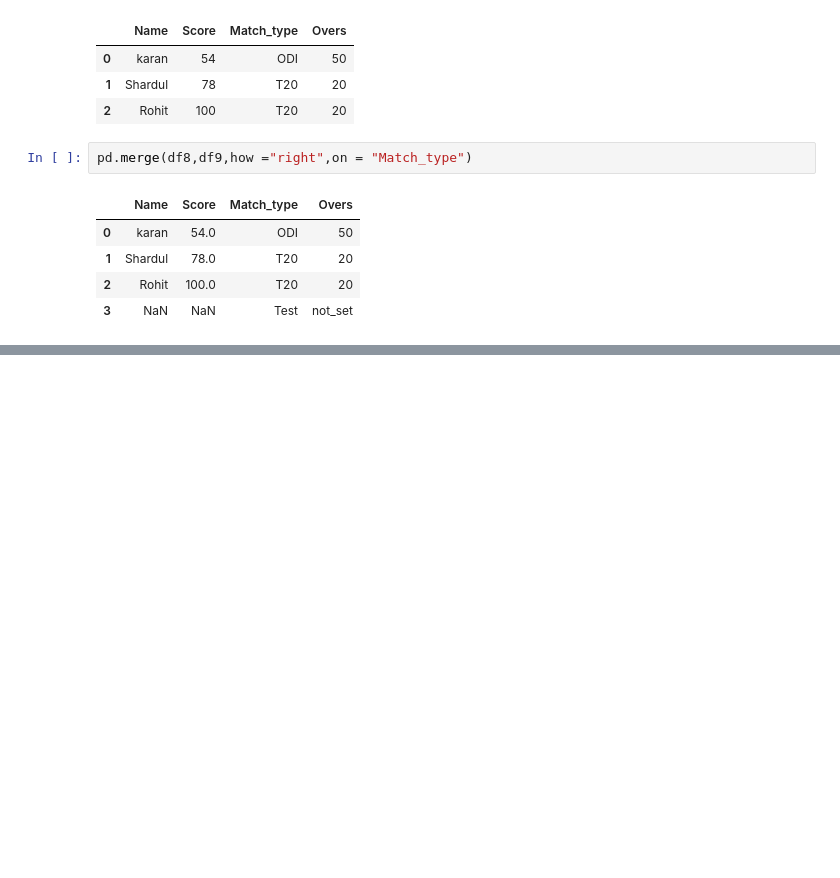
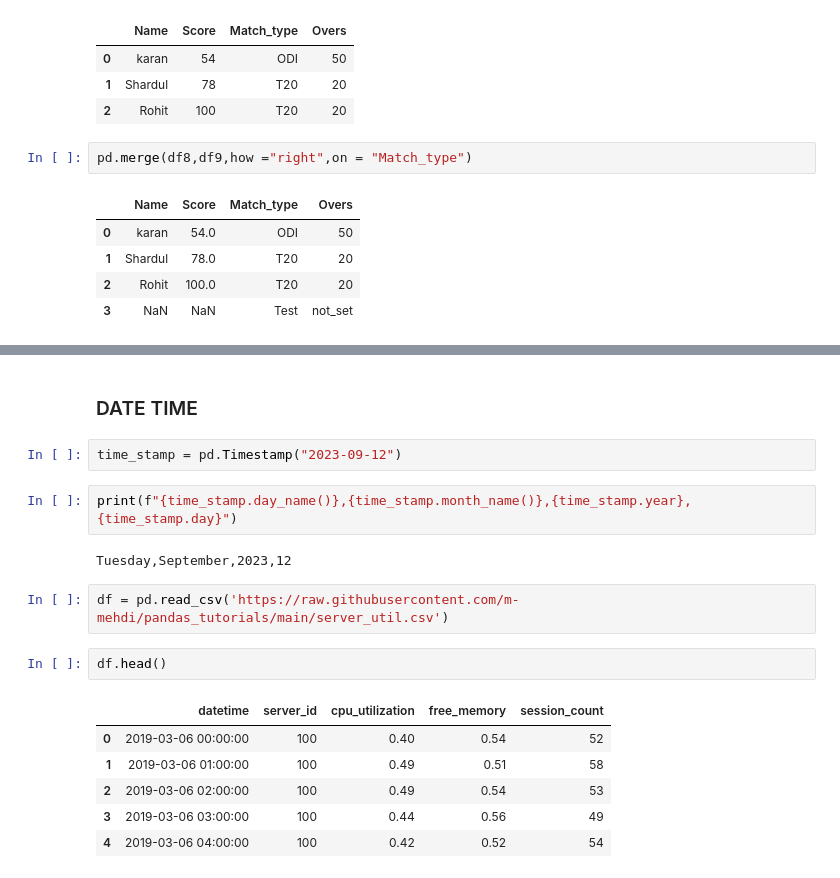
Before and after one commit to arunChauhan-coder/Pandas, a Jupyter notebook: InterviewPrep.ipynb, the cells around one changed output, grey strips where cells are left out. Drawn from its saved outputs; the diff is of its cells as text; blank space fills up the shorter version.

```diff
--- a/InterviewPrep.ipynb
+++ b/InterviewPrep.ipynb
@@ -676,0 +834,19 @@ pd.merge(df8,df9,how ="right",on = "Match_type")
+# %% [markdown]
+### DATE TIME
+# %%
+time_stamp = pd.Timestamp("2023-09-12")
+# %%
+print(f"{time_stamp.day_name()},{time_stamp.month_name()},{time_stamp.year},{time_stamp.day}")
+# %% [output]
+Tuesday,September,2023,12
+# %%
+df = pd.read_csv('https://raw.githubusercontent.com/m-mehdi/pandas_tutorials/main/server_util.csv')
+# %%
+df.head()
+# %% [output]
+|  | datetime | server_id | cpu_utilization | free_memory | session_count |
+| 0 | 2019-03-06 00:00:00 | 100 | 0.40 | 0.54 | 52 |
+| 1 | 2019-03-06 01:00:00 | 100 | 0.49 | 0.51 | 58 |
+| 2 | 2019-03-06 02:00:00 | 100 | 0.49 | 0.54 | 53 |
+| 3 | 2019-03-06 03:00:00 | 100 | 0.44 | 0.56 | 49 |
+| 4 | 2019-03-06 04:00:00 | 100 | 0.42 | 0.52 | 54 |
```
Also changed, not shown: parts of 34 cells of this notebook.
